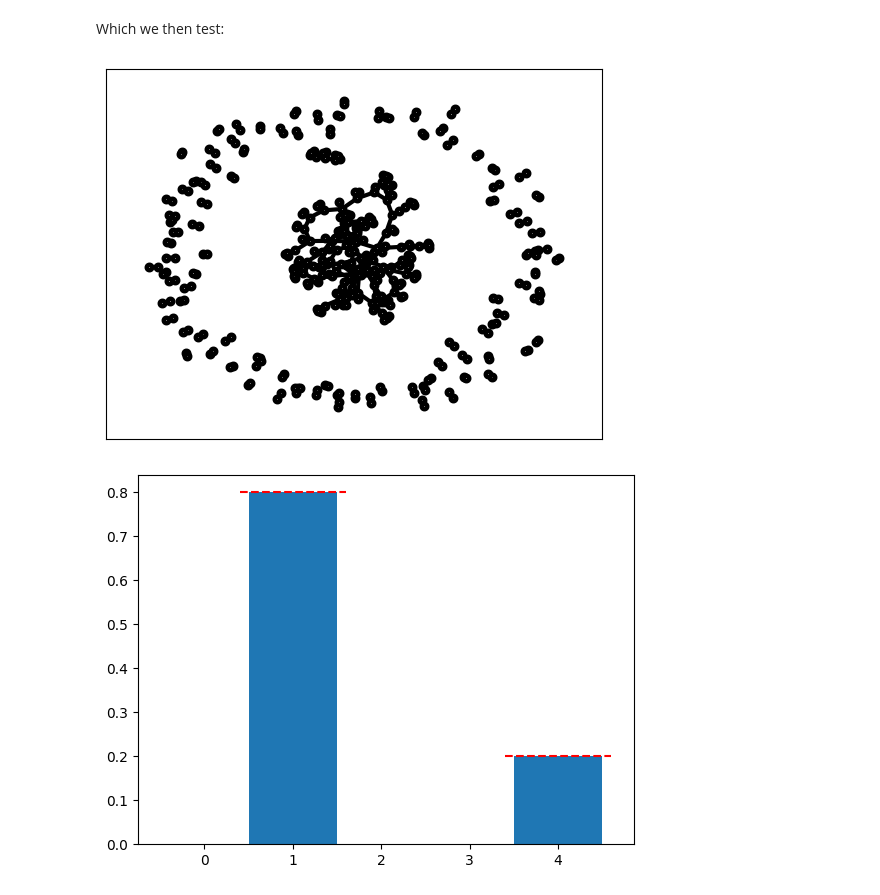
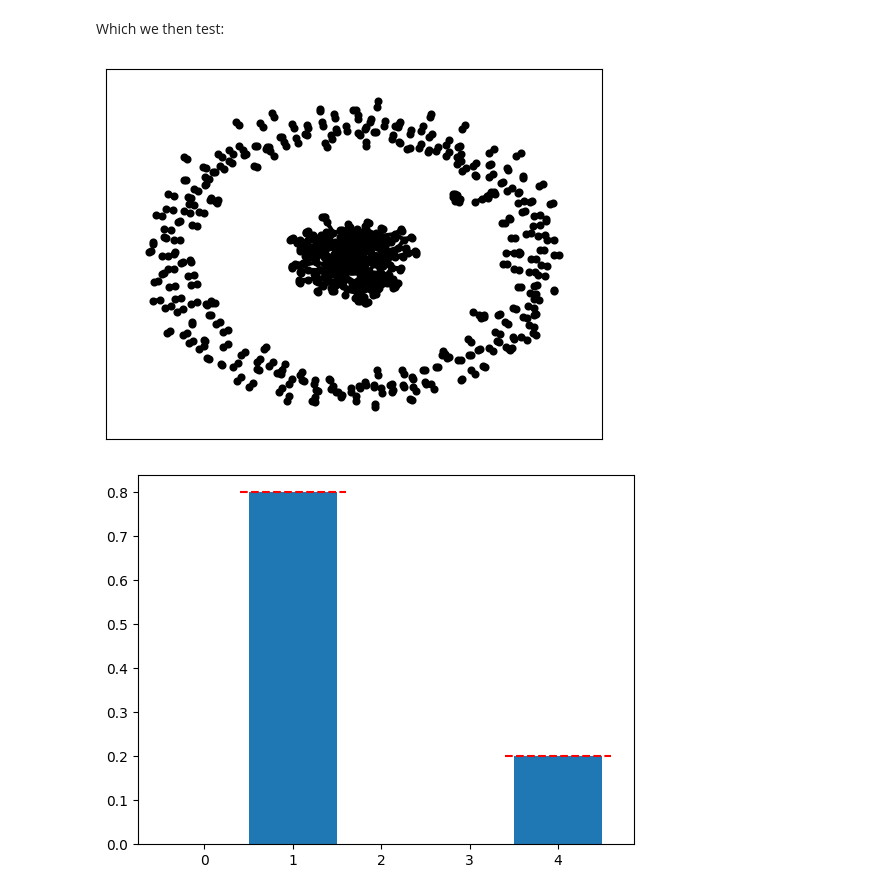
Before and after one commit to jolatechno/cours-ENS, a Jupyter notebook: cours/M2/S4/complex_network/project/JosephTOUZET_complex_network.ipynb, the cells around one changed output. Drawn from its saved outputs; the diff is of its cells as text; code cells hidden in the pictures.

```diff
--- a/cours/M2/S4/complex_network/project/JosephTOUZET_complex_network.ipynb
+++ b/cours/M2/S4/complex_network/project/JosephTOUZET_complex_network.ipynb
@@ -17,10 +17,10 @@ We also define the parameter for ploting networks:
 # %%
 options = {
     "font_size": 2,
-    "node_size": 10,
-    "node_color": "white",
+    "node_size": 8,
+    "node_color": "black",
     "edgecolors": "black",
-    "linewidths": 4,
+    "linewidths": 2,
     "width": 3,
 }
 # %% [markdown]
@@ -95,12 +103,12 @@ def gen_rgm_biased(N, pi):
 # %% [markdown]
 Which we then test:
 # %%
-size, pi = 400, 0.2
+size, pi = 800, 0.2
 graph = gen_rgm_biased(size, pi)
 
 nx.draw_networkx(graph, **options)
 # %% [output]
-[figure, old version]
+[figure, new version]
 # %%
 degree_list = [graph.degree[i] for i in range(len(graph))]
 
```
Also changed, not shown: parts of 4 cells of this notebook, 11 other files.
